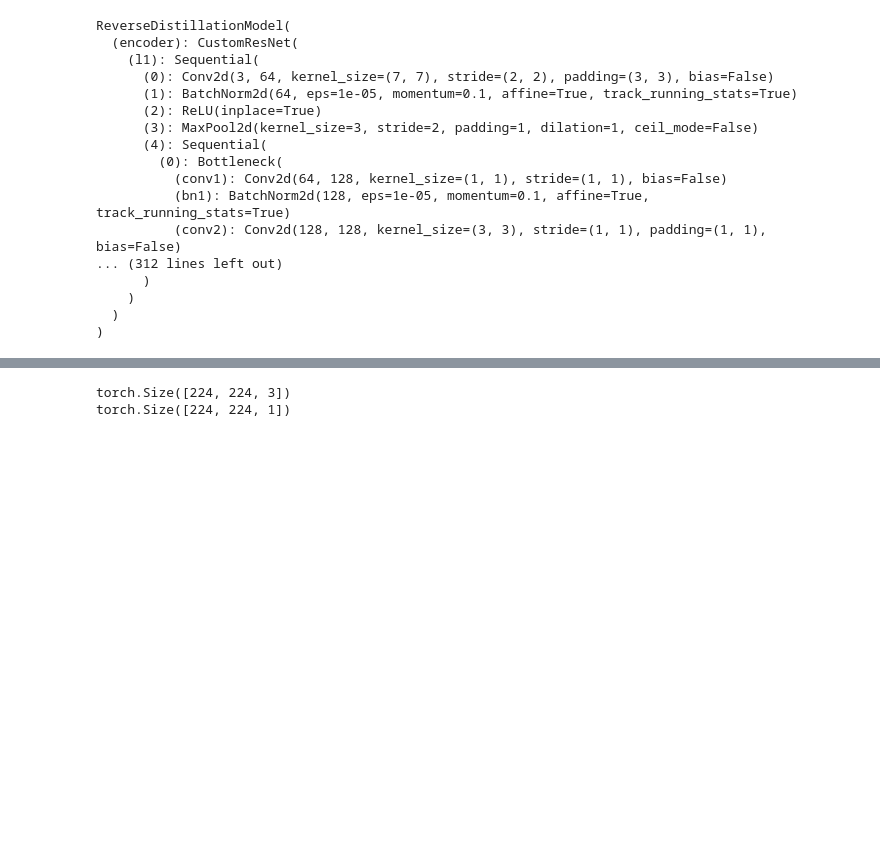
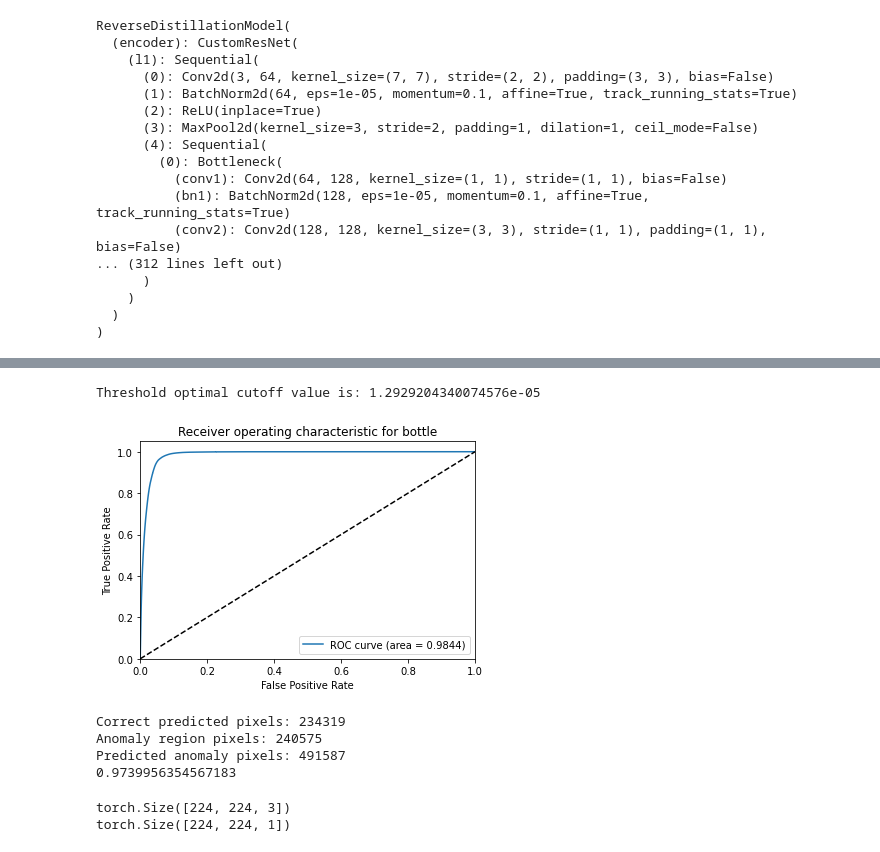
Before and after one commit to FraqMasq/RKD_AD, a Jupyter notebook: RKD_AD.ipynb, the cells around one changed output, grey strips where cells are left out. Drawn from its saved outputs; the diff is of its cells as text; code cells hidden in the pictures; blank space fills up the shorter version.

```diff
--- a/RKD_AD.ipynb
+++ b/RKD_AD.ipynb
@@ -839,3 +840,7 @@ ReverseDistillationModel(
 )
 # %%
 torch.cuda.empty_cache()
+# %%
+from PIL import Image
+image = Image.new('RGB', (224, 224), (0, 0, 0))
+image.save(os.path.join(cwd, "good_mask.png"), "PNG")
@@ -841,0 +951,21 @@ torch.cuda.empty_cache()
+# %%
+
+
+import matplotlib.pyplot as plt
+#Plot AUROC and print best threshold
+fig, ax = plt.subplots(1,1)
+optimal_threshold = optimal_proba_cutoff[0][-1]#find_optimal_cutoff(fpr, tpr, thresholds)
+print("Threshold optimal cutoff value is:", optimal_threshold)
+
+ax.plot(fpr, tpr, label='ROC curve (area = %0.4f)' % roc_auc)
+ax.plot([0, 1], [0, 1], 'k--')
+ax.set_xlim([0.0, 1.0])
+ax.set_ylim([0.0, 1.05])
+ax.set_xlabel('False Positive Rate')
+ax.set_ylabel('True Positive Rate')
+ax.set_title('Receiver operating characteristic for bottle')
+ax.legend(loc="lower right")
+fig.savefig(os.path.join(cwd, "ROC_Bottle.png"))
+# %% [output]
+Threshold optimal cutoff value is: 1.2929204340074576e-05
+[figure, added]
@@ -842,3 +1004,12 @@ torch.cuda.empty_cache()
+# %%
+#Compute PRO
+pro = compute_pro(an_maps, gts, optimal_threshold)
+print(pro)
+# %% [output]
+Correct predicted pixels: 234319
+Anomaly region pixels: 240575
+Predicted anomaly pixels: 491587
+0.9739956354567183
 # %%
 image = Image.open("data/mvtec_AD/bottle/test/broken_large/000.png")
 
```
Also changed, not shown: parts of 26 cells of this notebook.
